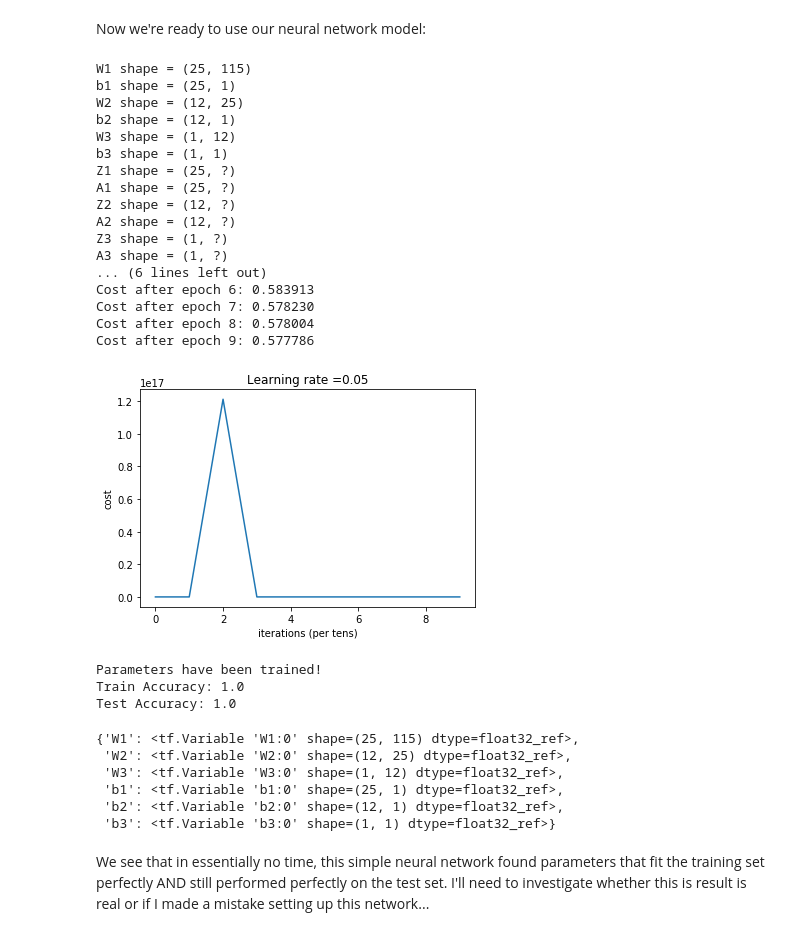
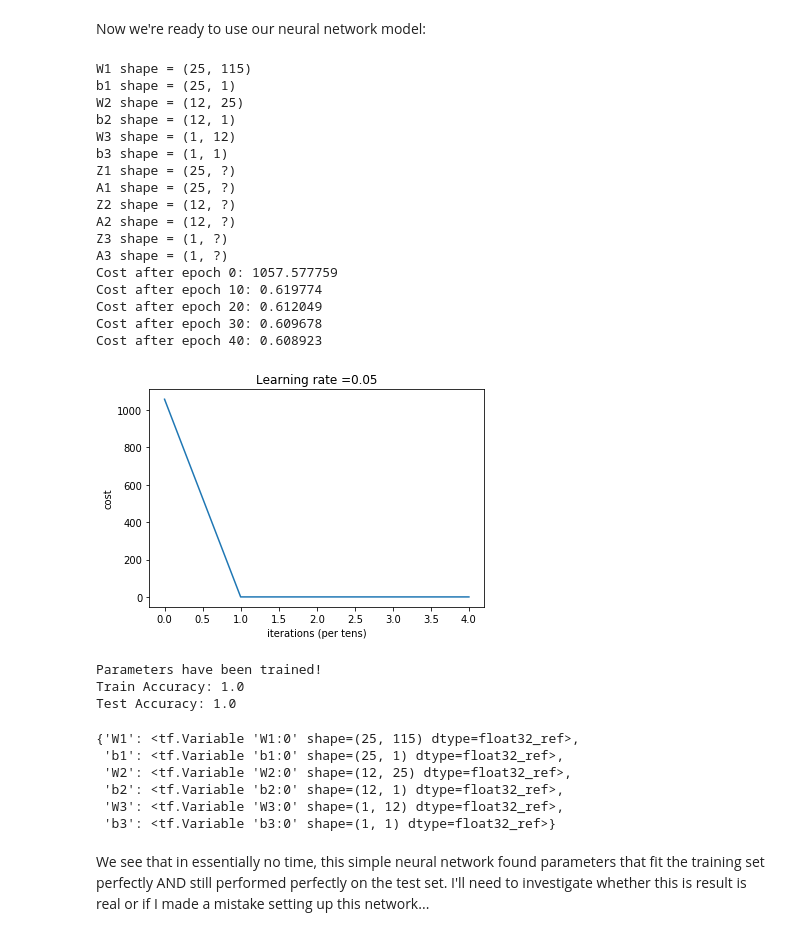
Before and after one commit to dskarbrevik/League-of-Legends-Churn-Prediction, a Jupyter notebook: LoL Churn Predictor [Part 3 - Data Modeling].ipynb, the cells around one changed output. Saved outputs shown, nothing was run; the diff lists cells and outputs as text; code cells hidden in the pictures.

```diff
--- a/LoL Churn Predictor [Part 3 - Data Modeling].ipynb
+++ b/LoL Churn Predictor [Part 3 - Data Modeling].ipynb
@@ -276,0 +286,17 @@ Test labels: 299
+# %%
+# project data across N-dimensions
+n_comp = 10
+pca_mod = PCA(n_components = n_comp)
+pca_mod.fit(X_train)
+
+# cummulative ratio of explained variance
+varRatio = pca_mod.explained_variance_ratio_
+sumVarRatio = np.cumsum(np.concatenate(([0], varRatio)))
+
+# plot the data to visualize
+plt.plot(range(n_comp+1),sumVarRatio)
+plt.xlabel('number components')
+plt.ylabel('sum of explained variance ratios')
+plt.ylim([0,1])
+plt.title("PCA: Explained Variance in first 10 components",
+          fontsize=12, fontweight="bold")
@@ -276,0 +308,17 @@ Test labels: 299
+# %%
+most_variance = []
+
+# top three components
+for variance in pca_mod.components_[:3]:
+
+    variance_components = zip(list(df),np.abs(variance))
+    sorted_variance = list(reversed(sorted(variance_components, key=lambda tup: tup[1])))
+
+    most_variance.append(sorted_variance)
+# %%
+for i in range(len(most_variance)):
+    print("Top features in component {}".format(i+1))
+    print("-"*40)
+    for name,value in most_variance[0][:10]:
+        print("{0} = {1:.2f}%".format(name,(value*100)))
+    print("\n")
@@ -527,9 +597,9 @@ def neural_network(X_train_network, Y_train_network, X_test_network, Y_test_netw
             _ , epoch_cost = sess.run([optimizer, cost], feed_dict={X: X_train_network, Y: Y_train_network})
 
             # Print the cost every epoch
-            if epoch % 1 == 0:
+            if epoch % 10 == 0:
                 print ("Cost after epoch %i: %f" % (epoch, epoch_cost))
-            if epoch % 1 == 0:
+            if epoch % 10 == 0:
                 costs.append(epoch_cost)
 
         # plot the cost
@@ -558,41 +628,41 @@ Now we're ready to use our neural network model:
 # %%
 # seed for reproducibility
 tf.set_random_seed(2)
 
 # choose your parameters
 num_layers = 3
 nodes_in_layer = [25,12,1]
-num_epochs= 10
+num_epochs= 50
 learning_rate = 0.05
 
 # train and test the network
 neural_network(X_train_network, Y_train_network, X_test_network, Y_test_network,
                num_layers, nodes_in_layer, num_epochs, learning_rate)
 # %% [output]
 W1 shape = (25, 115)
 b1 shape = (25, 1)
 W2 shape = (12, 25)
 b2 shape = (12, 1)
 W3 shape = (1, 12)
 b3 shape = (1, 1)
 Z1 shape = (25, ?)
 A1 shape = (25, ?)
 Z2 shape = (12, ?)
 A2 shape = (12, ?)
 Z3 shape = (1, ?)
 A3 shape = (1, ?)
-... (6 lines left out)
-Cost after epoch 6: 0.583913
-Cost after epoch 7: 0.578230
-Cost after epoch 8: 0.578004
-Cost after epoch 9: 0.577786
+Cost after epoch 0: 1057.577759
+Cost after epoch 10: 0.619774
+Cost after epoch 20: 0.612049
+Cost after epoch 30: 0.609678
+Cost after epoch 40: 0.608923
-[figure, old version]
+[figure, new version]
 Parameters have been trained!
 Train Accuracy: 1.0
 Test Accuracy: 1.0
 {'W1': <tf.Variable 'W1:0' shape=(25, 115) dtype=float32_ref>,
+ 'b1': <tf.Variable 'b1:0' shape=(25, 1) dtype=float32_ref>,
  'W2': <tf.Variable 'W2:0' shape=(12, 25) dtype=float32_ref>,
+ 'b2': <tf.Variable 'b2:0' shape=(12, 1) dtype=float32_ref>,
  'W3': <tf.Variable 'W3:0' shape=(1, 12) dtype=float32_ref>,
- 'b1': <tf.Variable 'b1:0' shape=(25, 1) dtype=float32_ref>,
- 'b2': <tf.Variable 'b2:0' shape=(12, 1) dtype=float32_ref>,
  'b3': <tf.Variable 'b3:0' shape=(1, 1) dtype=float32_ref>}
```
Also changed, not shown: parts of 21 cells of this notebook, 4 other files.
